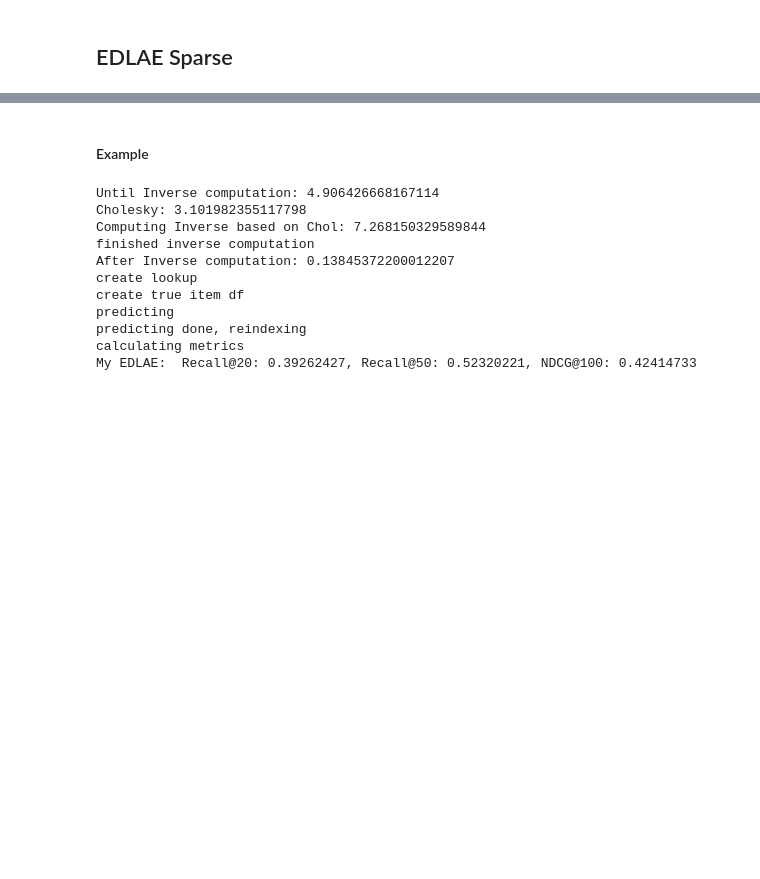
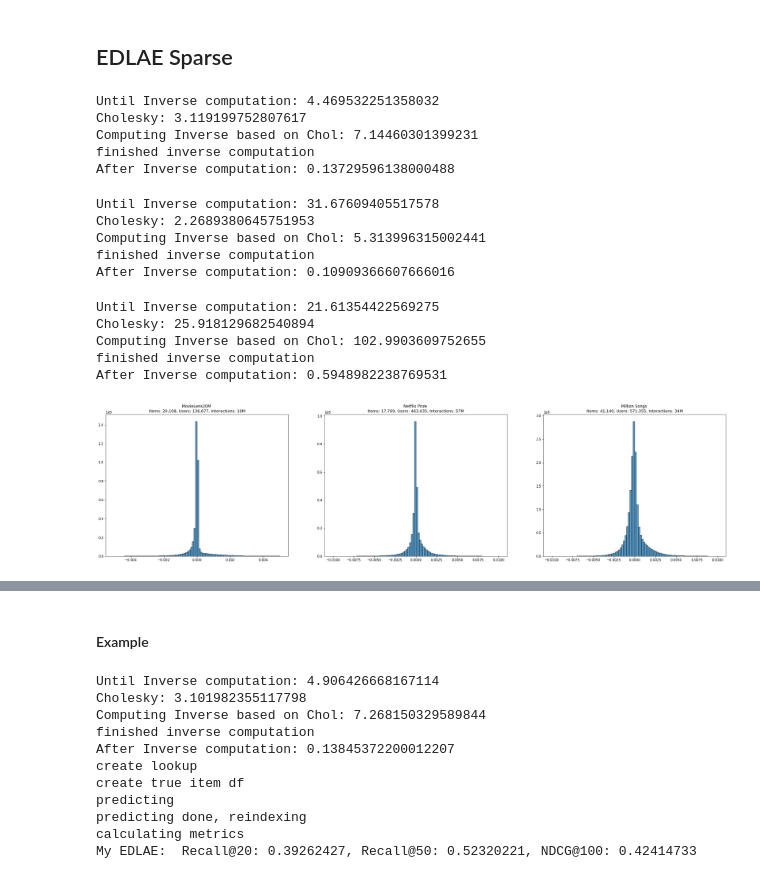
Before and after one commit to moritzp23/ModsemCollaborativeFiltering, a Jupyter notebook: benchmark_summary.ipynb, the cells around one changed output, grey strips where cells are left out. Drawn from its saved outputs; the diff is of its cells as text; code cells hidden in the pictures; blank space fills up the shorter version.

```diff
--- a/benchmark_summary.ipynb
+++ b/benchmark_summary.ipynb
@@ -1361,0 +1557,5 @@ Overall: 54.290154695510864
+# %%
+model_EDLAE = EDLAE(p=0.25, lmbda=70)
+model_EDLAE.fit(train_msd, uid_str='uid', sid_str='sid', nItems=41140)
+metr_EDLAE = model_EDLAE.evaluate_metrics(test_tr_msd, test_te_msd, 'uid', 'sid', metrics_lst)
+print(f'My EDLAE:  Recall@20: {metr_EDLAE["Recall(k=20)"]:.8f}, Recall@50: {metr_EDLAE["Recall(k=50)"]:.8f}, NDCG@100: {metr_EDLAE["NDCG(k=100)"]:.8f}')
@@ -1650,2 +2075,42 @@ plt.figtext(0.5, 0.07, "The datapoint with the largest value of k is the full-ra
 # %% [markdown]
 ## EDLAE Sparse
+# %%
+model_EDLAE = EDLAE(p=0.33, lmbda=300)
+model_EDLAE.fit(train_ML20M, uid_str='uid', sid_str='sid', nItems=20108)
+B_ml20m = deepcopy(model_EDLAE.B).ravel()
+# %% [output]
+Until Inverse computation: 4.469532251358032
+Cholesky: 3.119199752807617
+Computing Inverse based on Chol: 7.14460301399231
+finished inverse computation
+After Inverse computation: 0.13729596138000488
+# %%
+model_EDLAE = EDLAE(p=0.33, lmbda=500)
+model_EDLAE.fit(train_netflix, uid_str='uid', sid_str='sid', nItems=17769)
+B_netflix = deepcopy(model_EDLAE.B).ravel()
+# %% [output]
+Until Inverse computation: 31.67609405517578
+Cholesky: 2.2689380645751953
+Computing Inverse based on Chol: 5.313996315002441
+finished inverse computation
+After Inverse computation: 0.10909366607666016
+# %%
+model_EDLAE = EDLAE(p=0.25, lmbda=70)
+model_EDLAE.fit(train_msd, uid_str='uid', sid_str='sid', nItems=41140)
+B_msd = deepcopy(model_EDLAE.B).ravel()
+# %% [output]
+Until Inverse computation: 21.61354422569275
+Cholesky: 25.918129682540894
+Computing Inverse based on Chol: 102.9903609752655
+finished inverse computation
+After Inverse computation: 0.5948982238769531
+# %%
+fig, ax = plt.subplots(1, 3, figsize=(34, 8))
+ax[0].set_title('MovieLens20M \nItems: 20,108, Users: 136,677, Interactions: 10M')
+ax[1].set_title('Netflix Prize \nItems: 17,769, Users: 463,435, Interactions: 57M')
+ax[2].set_title('Million Songs \nItems: 41,140, Users: 571,355, Interactions: 34M')
+ax[0].hist(B_ml20m, bins=100, range=(-0.005, 0.005), alpha=0.75, edgecolor='black', linewidth=1.);
+ax[1].hist(B_netflix, bins=100, range=(-0.01, 0.01), alpha=0.75, edgecolor='black', linewidth=1.);
+ax[2].hist(B_msd, bins=100, range=(-0.01, 0.01), alpha=0.75, edgecolor='black', linewidth=1.);
+# %% [output]
+[figure, added]
```
Also changed, not shown: parts of 31 cells of this notebook.
